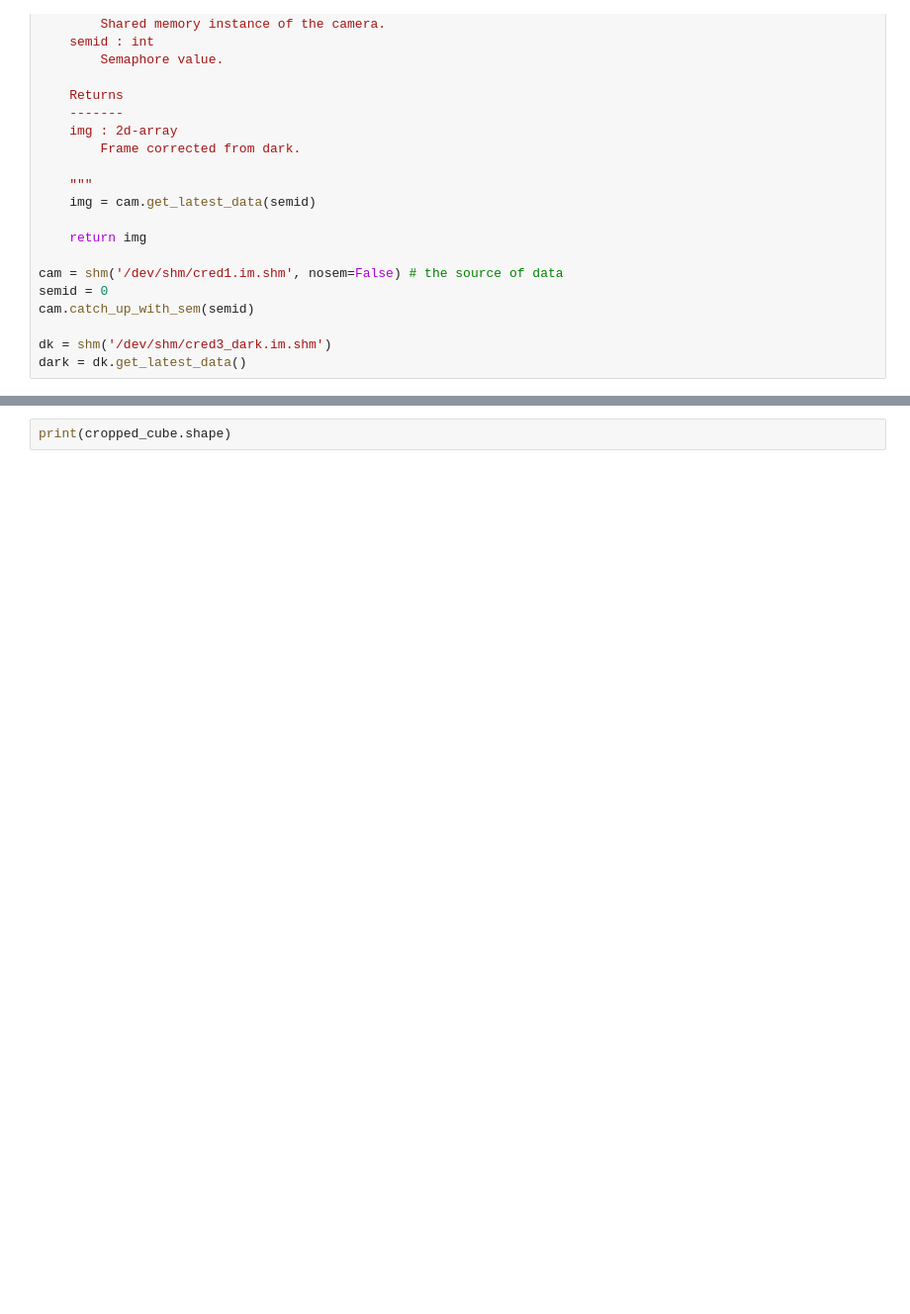
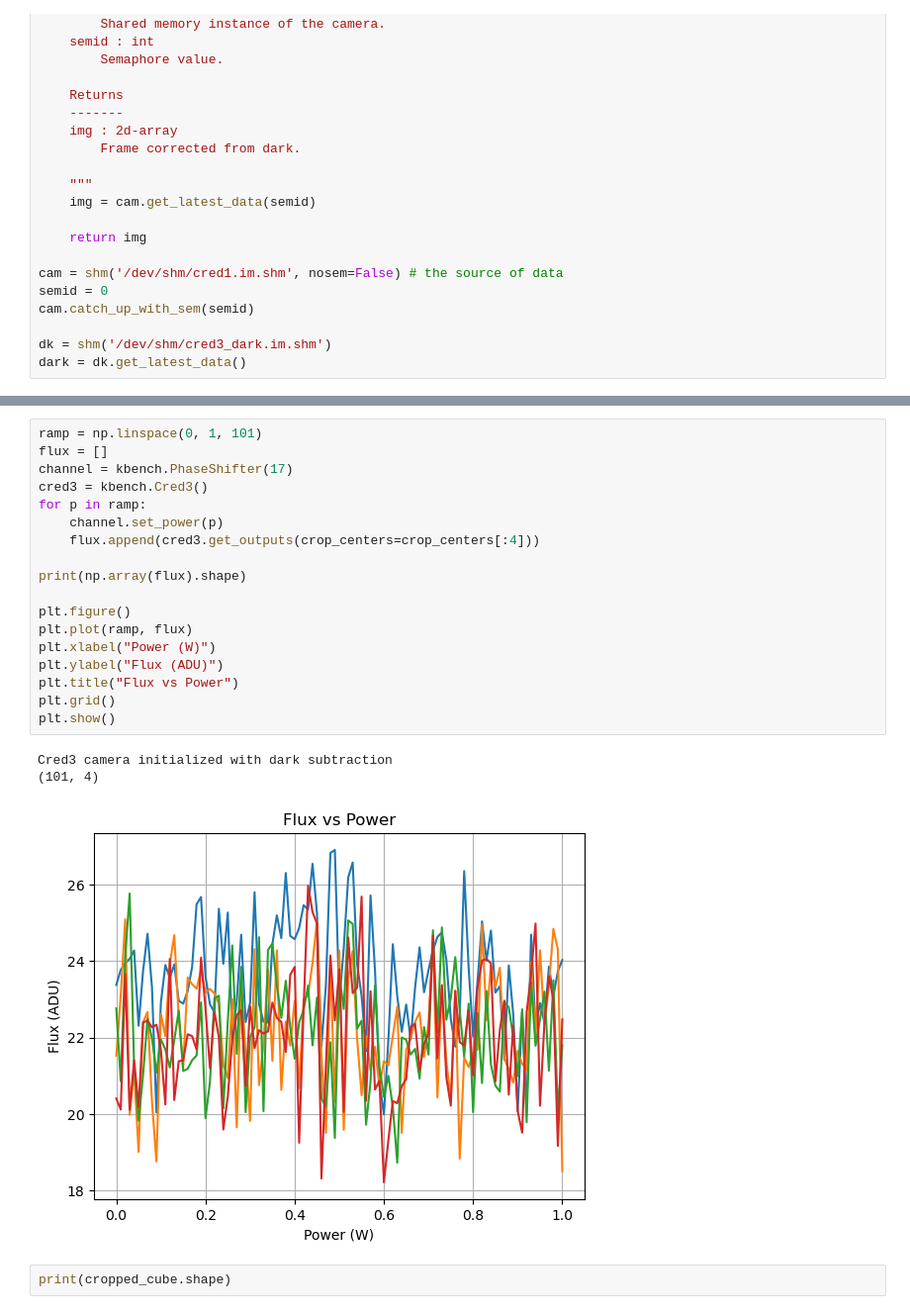
Before and after one commit to VForiel/PHOBos, a Jupyter notebook: lab_tests.ipynb, the cells around one changed output, grey strips where cells are left out. Shown at 99% size. Saved outputs shown, nothing was run; the diff lists cells and outputs as text; blank space fills up the shorter version.

```diff
--- a/lab_tests.ipynb
+++ b/lab_tests.ipynb
@@ -132,3 +242,25 @@ plt.show()
+# %%
+ramp = np.linspace(0, 1, 101)
+flux = []
+channel = kbench.PhaseShifter(17)
+cred3 = kbench.Cred3()
+for p in ramp:
+    channel.set_power(p)
+    flux.append(cred3.get_outputs(crop_centers=crop_centers[:4]))
+
+print(np.array(flux).shape)
+
+plt.figure()
+plt.plot(ramp, flux)
+plt.xlabel("Power (W)")
+plt.ylabel("Flux (ADU)")
+plt.title("Flux vs Power")
+plt.grid()
+plt.show()
+# %% [output]
+Cred3 camera initialized with dark subtraction
+(101, 4)
+[figure, added]
 # %%
 print(cropped_cube.shape)
 # %% [output]
```
Also changed, not shown: parts of 10 cells of this notebook, 3 other files.
